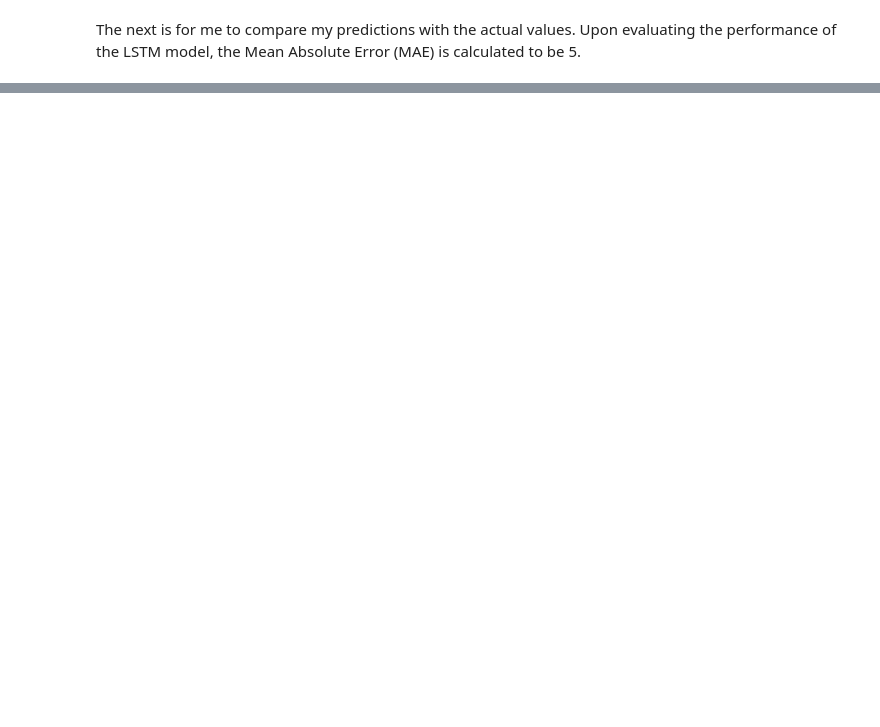
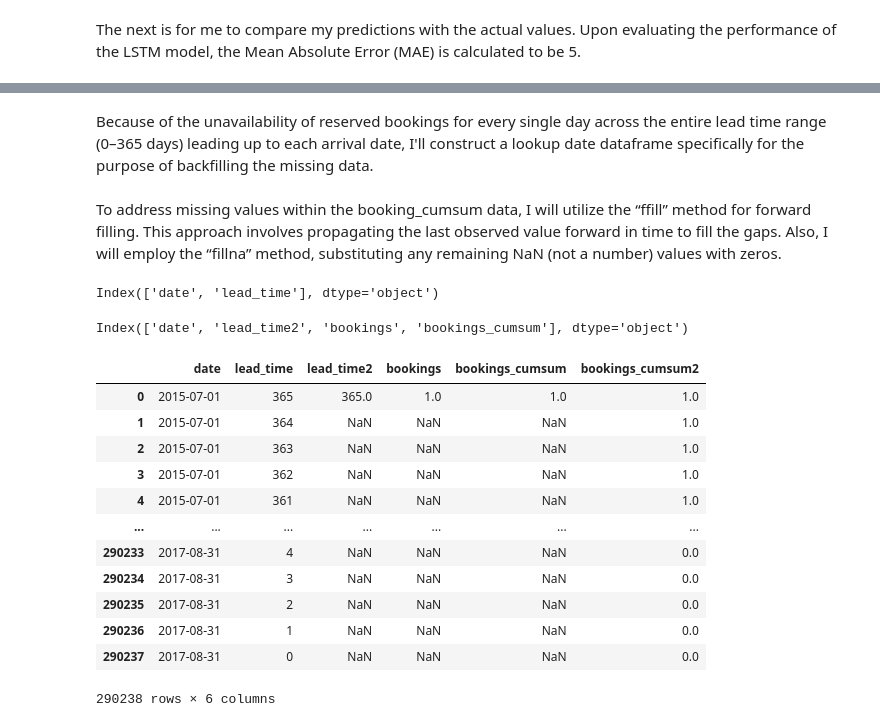
Before and after one commit to philipoladimeji/ITNPBD4-Portfolio, a Jupyter notebook: Time_Series_Analysis.ipynb, the cells around one changed output, grey strips where cells are left out. Cells and saved outputs as stored; diff of their text form; code cells hidden in the pictures; blank space fills up the shorter version.

```diff
--- a/Time_Series_Analysis.ipynb
+++ b/Time_Series_Analysis.ipynb
@@ -596,0 +616,13 @@ Text(0, 0.5, 'Bookings')
+# %%
+#treat all bookings 365 days ago as 365 days
+df['lead_time2'] = np.where(df["lead_time"] >365,365, df["lead_time"])
+
+train_matrix = df.loc[df['date']<'2017-08-01']\
+                 .groupby(['date','lead_time2'])['hotel'].count().reset_index()
+train_matrix = train_matrix.sort_values(['date', 'lead_time2'],
+                                          ascending=[True, False])
+
+train_matrix['bookings_cumsum'] = train_matrix.groupby(['date'])['hotel']\
+                                              .transform(pd.Series.cumsum)
+train_matrix = train_matrix.rename(columns={'hotel':'bookings'})
+train_matrix
@@ -596,0 +643,46 @@ Text(0, 0.5, 'Bookings')
+# %% [markdown]
+Because of the unavailability of reserved bookings for every single day across the entire lead time range (0–365 days) leading up to each arrival date, I'll construct a lookup date dataframe specifically for the purpose of backfilling the missing data.
+# %%
+date_index = df.groupby("date")['hotel'].count().reset_index()
+date_index['max'] = 365
+date_index['min'] = 0
+date_index = date_index.loc[date_index.index.repeat(date_index['max']\
+                                        .sub(date_index['min']) + 1)]
+date_index['lead_time'] = date_index['min'].add(date_index.groupby(level=0)\
+                                           .cumcount())
+date_index = date_index.drop(columns=['hotel','max','min'])
+date_index = date_index.sort_values(['date', 'lead_time'], ascending=[True, False])
+# %% [markdown]
+To address missing values within the booking_cumsum data, I will utilize the “ffill” method for forward filling. This approach involves propagating the last observed value forward in time to fill the gaps. Also, I will employ the “fillna” method, substituting any remaining NaN (not a number) values with zeros.
+# %%
+date_index.columns
+# %% [output]
+Index(['date', 'lead_time'], dtype='object')
+# %%
+train_matrix.columns
+# %% [output]
+Index(['date', 'lead_time2', 'bookings', 'bookings_cumsum'], dtype='object')
+# %%
+train_pickup_df = date_index.merge(train_matrix, left_on=['date','lead_time'], \
+                                right_on=['date','lead_time2'], how='left')\
+                             .rename(columns={'hotel':'bookings'})
+
+train_pickup_df['bookings_cumsum2']= train_pickup_df.groupby('date')\
+                                      ['bookings_cumsum'].ffill()
+train_pickup_df['bookings_cumsum2']= train_pickup_df['bookings_cumsum2']\
+                                     .fillna(0)
+train_pickup_df
+# %% [output]
+|  | date | lead_time | lead_time2 | bookings | bookings_cumsum | bookings_cumsum2 |
+| 0 | 2015-07-01 | 365 | 365.0 | 1.0 | 1.0 | 1.0 |
+| 1 | 2015-07-01 | 364 | NaN | NaN | NaN | 1.0 |
+| 2 | 2015-07-01 | 363 | NaN | NaN | NaN | 1.0 |
+| 3 | 2015-07-01 | 362 | NaN | NaN | NaN | 1.0 |
+| 4 | 2015-07-01 | 361 | NaN | NaN | NaN | 1.0 |
+| ... | ... | ... | ... | ... | ... | ... |
+| 290233 | 2017-08-31 | 4 | NaN | NaN | NaN | 0.0 |
+| 290234 | 2017-08-31 | 3 | NaN | NaN | NaN | 0.0 |
+| 290235 | 2017-08-31 | 2 | NaN | NaN | NaN | 0.0 |
+| 290236 | 2017-08-31 | 1 | NaN | NaN | NaN | 0.0 |
+| 290237 | 2017-08-31 | 0 | NaN | NaN | NaN | 0.0 |
+290238 rows × 6 columns
```
Also changed, not shown: parts of 21 cells of this notebook.
